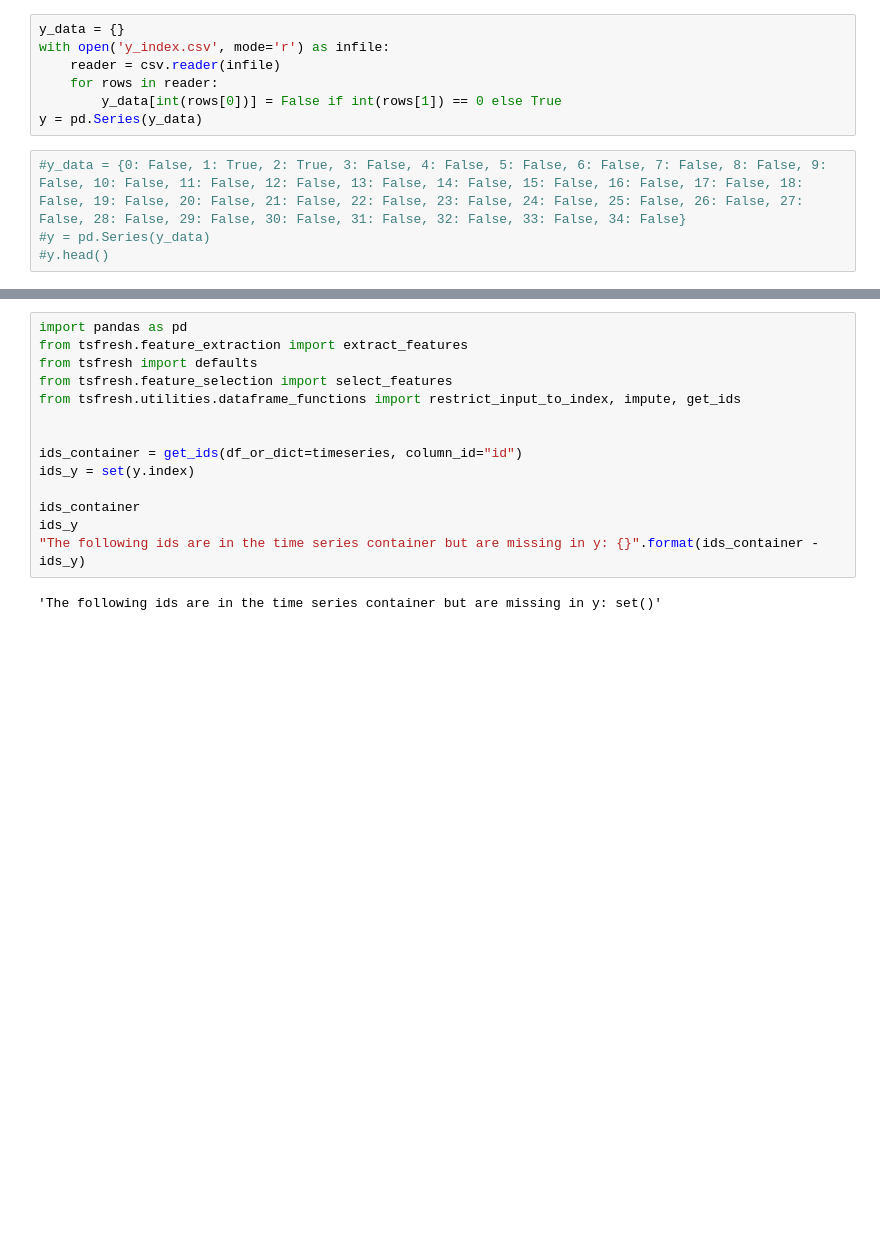
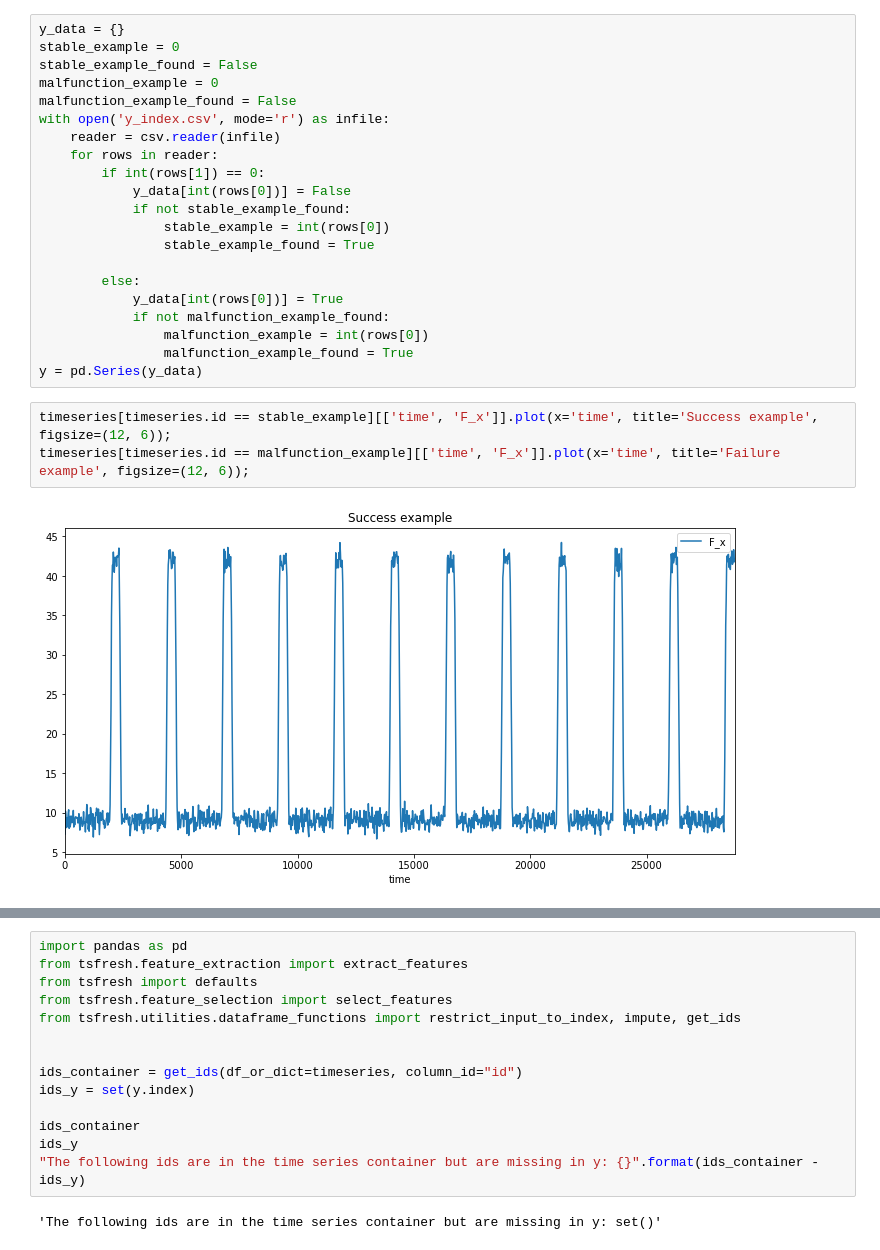
Before and after one commit to bondadam/DLRS, a Jupyter notebook: src/TSFresh.ipynb, the cells around one changed output, grey strips where cells are left out. Saved outputs shown, nothing was run; the diff lists cells and outputs as text; blank space fills up the shorter version.

```diff
--- a/src/TSFresh.ipynb
+++ b/src/TSFresh.ipynb
@@ -31,11 +34,26 @@ timeseries
 # %%
 y_data = {}
+stable_example = 0
+stable_example_found = False
+malfunction_example = 0
+malfunction_example_found = False
 with open('y_index.csv', mode='r') as infile:
     reader = csv.reader(infile)
     for rows in reader:
-        y_data[int(rows[0])] = False if int(rows[1]) == 0 else True
+        if int(rows[1]) == 0:
+            y_data[int(rows[0])] = False
+            if not stable_example_found:
+                stable_example = int(rows[0])
+                stable_example_found = True
+
+        else:
+            y_data[int(rows[0])] = True
+            if not malfunction_example_found:
+                malfunction_example = int(rows[0])
+                malfunction_example_found = True
 y = pd.Series(y_data)
-# %%
-#y_data = {0: False, 1: True, 2: True, 3: False, 4: False, 5: False, 6: False, 7: False, 8: False, 9: False, 10: False, 11: False, 12: False, 13: False, 14: False, 15: False, 16: False, 17: False, 18: False, 19: False, 20: False, 21: False, 22: False, 23: False, 24: False, 25: False, 26: False, 27: False, 28: False, 29: False, 30: False, 31: False, 32: False, 33: False, 34: False}
-#y = pd.Series(y_data)
-#y.head()
+# %%
+timeseries[timeseries.id == stable_example][['time', 'F_x']].plot(x='time', title='Success example', figsize=(12, 6));
+timeseries[timeseries.id == malfunction_example][['time', 'F_x']].plot(x='time', title='Failure example', figsize=(12, 6));
+# %% [output]
+[figure, added]
```
Also changed, not shown: parts of 10 cells of this notebook, 4 other files.
